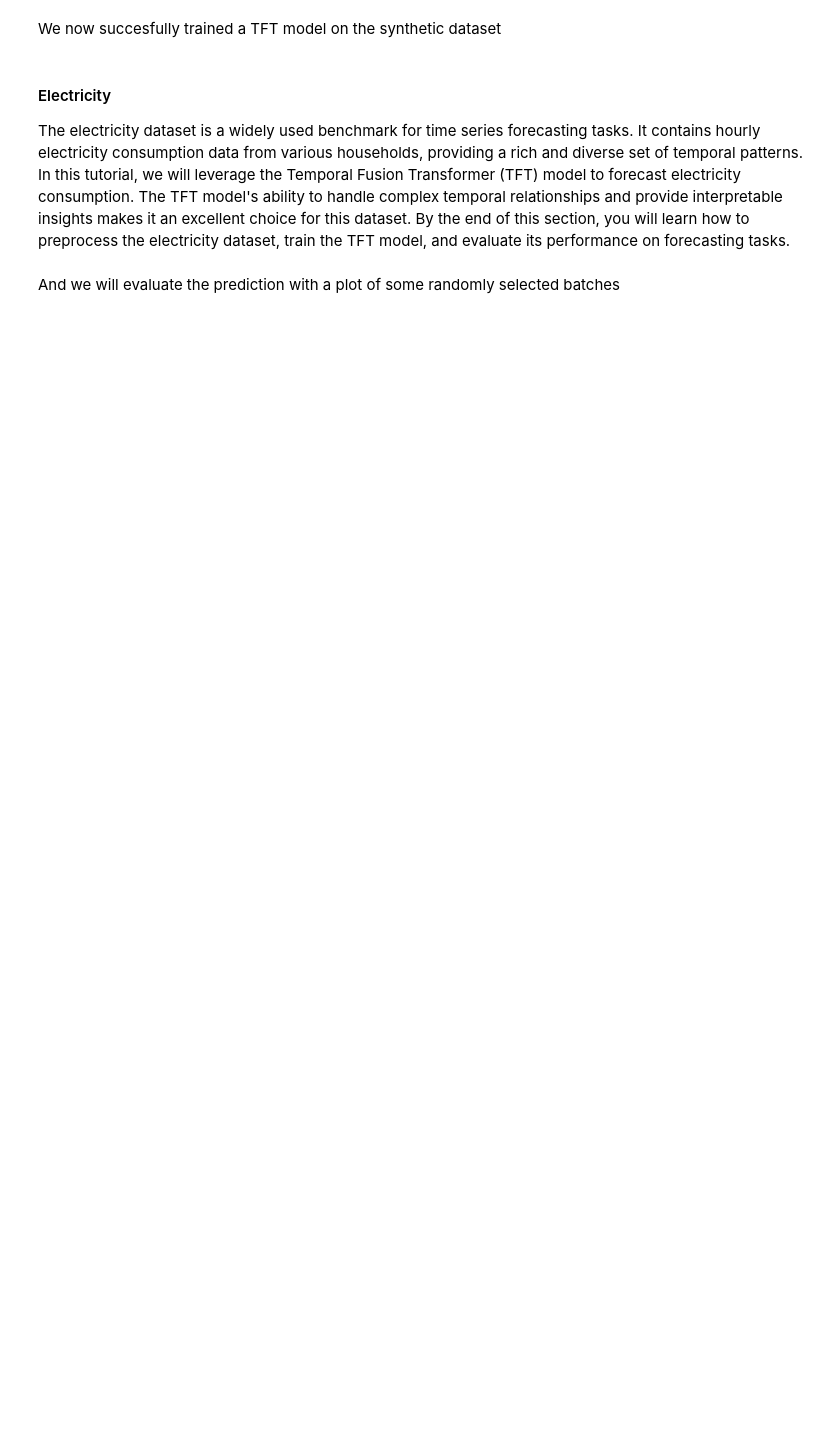
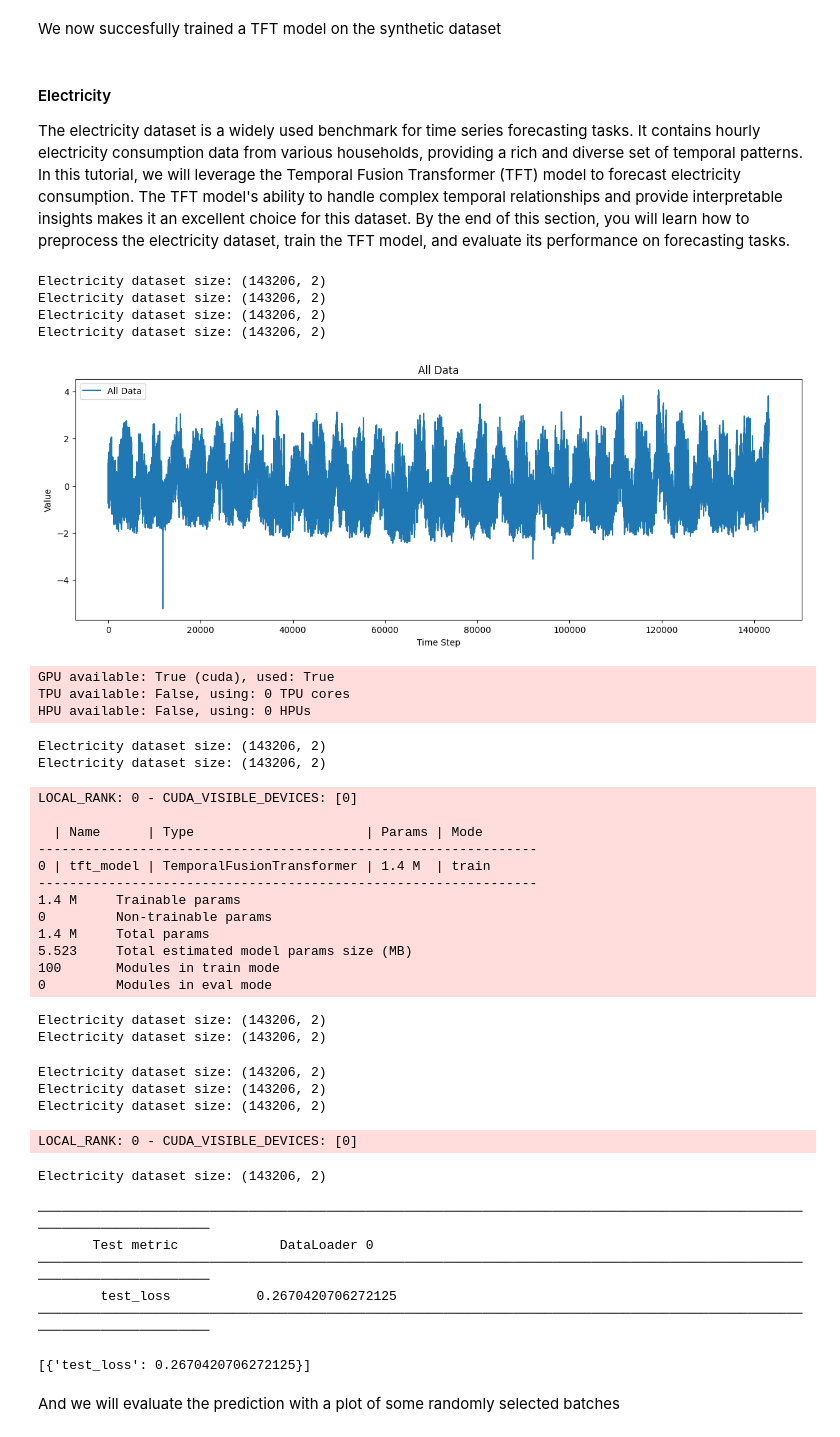
Before and after one commit to AI4FinTech/FinTorch, a Jupyter notebook: docs/tutorials/tft/tft.ipynb, the cells around one changed output. Drawn from its saved outputs; the diff is of its cells as text; code cells hidden in the pictures; blank space fills up the shorter version.

```diff
--- a/docs/tutorials/tft/tft.ipynb
+++ b/docs/tutorials/tft/tft.ipynb
@@ -496,14 +511,11 @@ tft_module = TemporalFusionTransformerModule(
     hidden_dimension,
     dropout,
     number_of_heads,
-    num_past_target_features=1,  # Assuming we have 1 target feature
-    num_past_known_cov_features=sum(past_inputs.values()) if past_inputs else 0,  # Sum of past_inputs features
-    num_past_unknown_cov_features=0,  # No unknown covariates
-    num_future_known_cov_features=sum(future_inputs.values()) if future_inputs else 0,  # Sum of future_inputs features
-    num_static_real_features=sum(static_inputs.values()) if static_inputs else 0,  # Sum of static_inputs features
-    num_static_categorical_features=0,  # No categorical features
-    static_categorical_cardinalities=[],  # Empty since no categorical features
+    past_inputs,
+    future_inputs,
+    static_inputs,
     batch_size=batch_size,
+    device=torch.device("cuda" if torch.cuda.is_available() else "cpu"),
     quantiles=quantiles,
 )
 
@@ -516,34 +528,70 @@ data_module = ElectricityDataModule(
 
 # Set the precision
 torch.set_float32_matmul_precision("medium")
 
 # Prepare the data
 data_module.setup()
 
 
 plot_all_data = data_module.train_dataset.data
 
 # Plot all data
 plt.figure(figsize=(15, 5))
 plt.plot(plot_all_data, label="All Data")
 plt.xlabel("Time Step")
 plt.ylabel("Value")
 plt.title("All Data")
 plt.legend()
 plt.show()
 
 # Create a trainer with TensorBoard for better monitoring
 early_stopping = EarlyStopping("val_loss_epoch", patience=50)
 trainer = L.Trainer(
-    max_epochs=1,
+    max_epochs=200,
     callbacks=[early_stopping],
     gradient_clip_val=0.01,
 )
 
 # Train the model
 trainer.fit(tft_module, data_module)
 
 trainer.test(tft_module, data_module)
+# %% [output]
+Electricity dataset size: (143206, 2)
+Electricity dataset size: (143206, 2)
+Electricity dataset size: (143206, 2)
+Electricity dataset size: (143206, 2)
+[figure, added]
+GPU available: True (cuda), used: True
+TPU available: False, using: 0 TPU cores
+HPU available: False, using: 0 HPUs
+Electricity dataset size: (143206, 2)
+Electricity dataset size: (143206, 2)
+LOCAL_RANK: 0 - CUDA_VISIBLE_DEVICES: [0]
+
+  | Name      | Type                      | Params | Mode
+----------------------------------------------------------------
+0 | tft_model | TemporalFusionTransformer | 1.4 M  | train
+----------------------------------------------------------------
+1.4 M     Trainable params
+0         Non-trainable params
+1.4 M     Total params
+5.523     Total estimated model params size (MB)
+100       Modules in train mode
+0         Modules in eval mode
+Electricity dataset size: (143206, 2)
+Electricity dataset size: (143206, 2)
+Electricity dataset size: (143206, 2)
+Electricity dataset size: (143206, 2)
+Electricity dataset size: (143206, 2)
+LOCAL_RANK: 0 - CUDA_VISIBLE_DEVICES: [0]
+Electricity dataset size: (143206, 2)
+────────────────────────────────────────────────────────────────────────────────────────────────────────────────────────
+       Test metric             DataLoader 0
+────────────────────────────────────────────────────────────────────────────────────────────────────────────────────────
+        test_loss           0.2670420706272125
+────────────────────────────────────────────────────────────────────────────────────────────────────────────────────────
+[{'test_loss': 0.2670420706272125}]
 # %% [markdown]
 And we will evaluate the prediction with a plot of some randomly selected batches
 # %%
```
Also changed, not shown: parts of 17 cells of this notebook.
